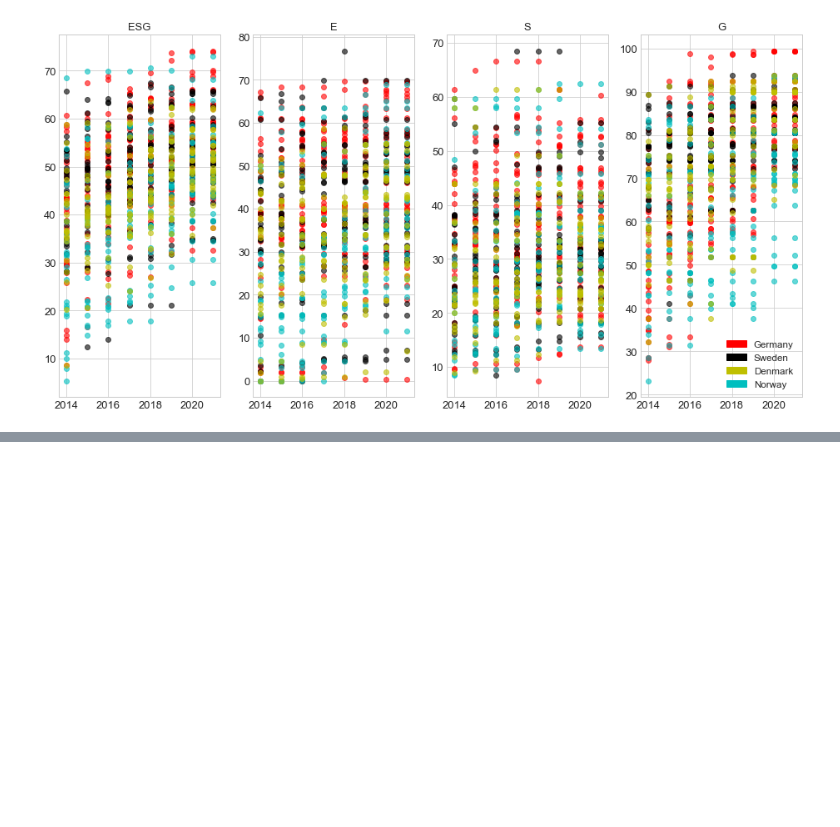
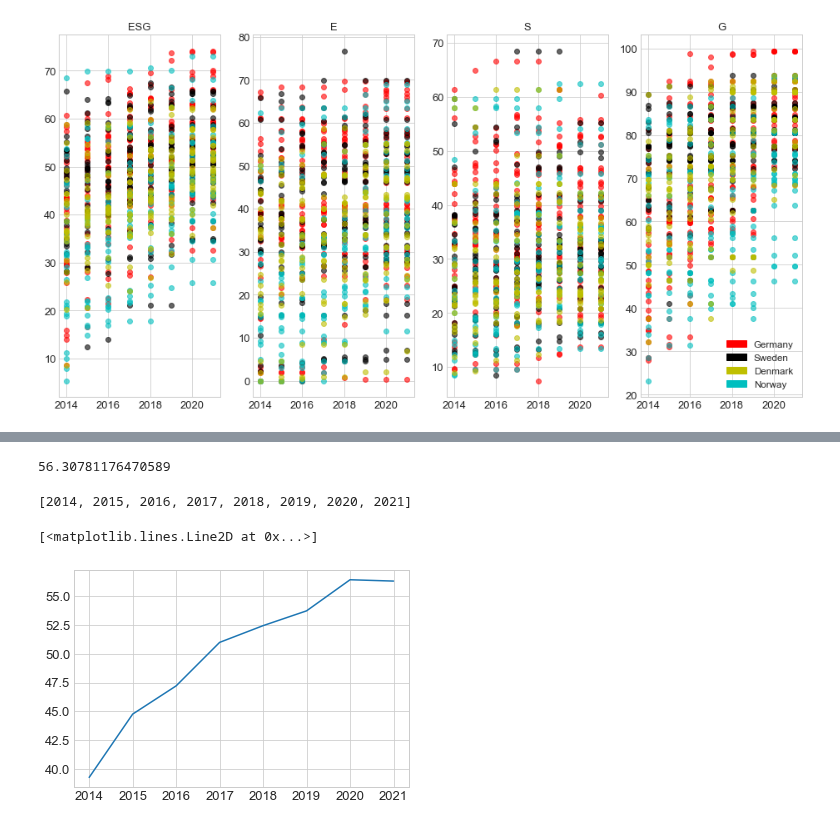
Before and after one commit to KamilPan/PS, a Jupyter notebook: ACF /ACF.ipynb, the cells around one changed output, grey strips where cells are left out. Drawn from its saved outputs; the diff is of its cells as text; code cells hidden in the pictures; blank space fills up the shorter version.

Commit message:
mean

```diff
--- a/ACF /ACF.ipynb
+++ b/ACF /ACF.ipynb
@@ -150,0 +159,3 @@ plt.savefig('scores.png');
+# %%
+for i in esg.index:
+    print(esg.loc[i, 'ADS_G_ESG' : 'ZAL_G_ESG'].mean())
@@ -150,0 +171,18 @@ plt.savefig('scores.png');
+# %%
+ESG_mean
+# %% [output]
+56.30781176470589
+# %%
+sc = []
+for i in esg.index:
+    sc.append(esg.loc[i, 'ADS_G_ESG' : 'ZAL_G_ESG'].mean())
+year_sc = list(esg.index)
+# %%
+year_sc
+# %% [output]
+[2014, 2015, 2016, 2017, 2018, 2019, 2020, 2021]
+# %%
+plt.plot(year_sc, sc)
+# %% [output]
+[<matplotlib.lines.Line2D at 0x...>]
+[figure, added]
```
Also changed, not shown: parts of 3 cells of this notebook.
